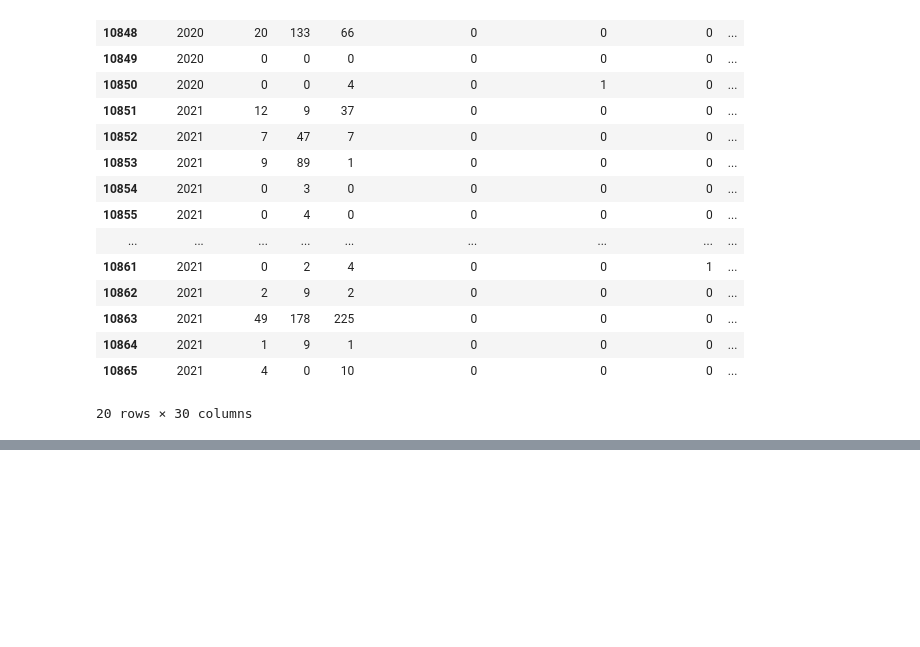
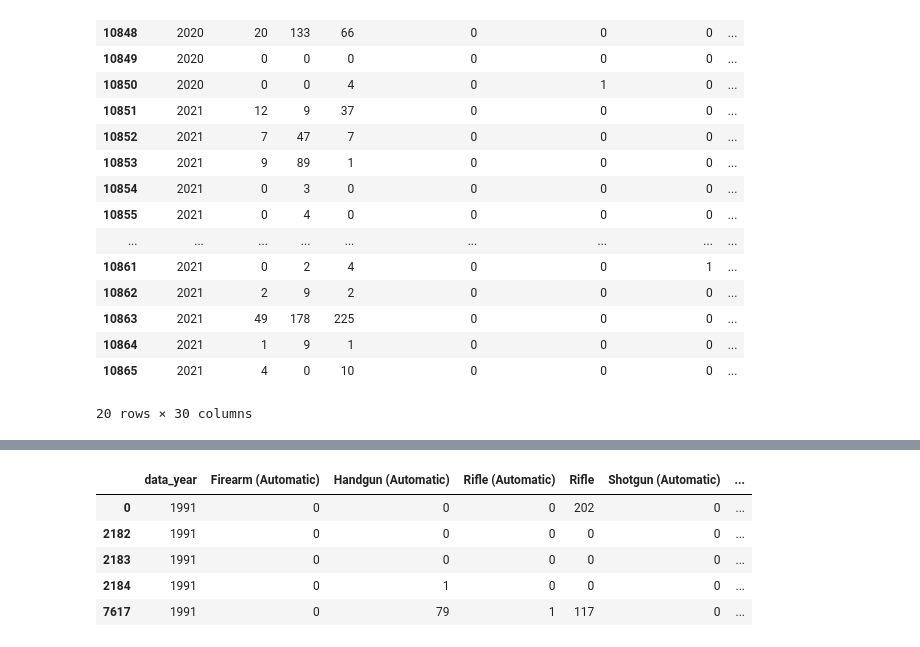
Before and after one commit to MSchell0129/Complex_Political_Phenomenon, a Jupyter notebook: Code_Files/cirme_data.ipynb, the cells around one changed output, grey strips where cells are left out. Saved outputs shown, nothing was run; the diff lists cells and outputs as text; code cells hidden in the pictures; blank space fills up the shorter version.

```diff
--- a/Code_Files/cirme_data.ipynb
+++ b/Code_Files/cirme_data.ipynb
@@ -289,2 +289,13 @@ national_crime_df.head()
+# %%
+id = np.arange(1, len(national_crime_df)+1)
+national_crime_df['id'] = id
+national_crime_df.head()
+# %% [output]
+|  | data_year | Firearm (Automatic) | Handgun (Automatic) | Rifle (Automatic) | Rifle | Shotgun (Automatic) | ... |
+| 0 | 1991 | 0 | 0 | 0 | 202 | 0 | ... |
+| 2182 | 1991 | 0 | 0 | 0 | 0 | 0 | ... |
+| 2183 | 1991 | 0 | 0 | 0 | 0 | 0 | ... |
+| 2184 | 1991 | 0 | 1 | 0 | 0 | 0 | ... |
+| 7617 | 1991 | 0 | 79 | 1 | 117 | 0 | ... |
 # %%
 national_crime_df.to_csv('../Resources/Crime_Data/national_crime.csv', index=False)
```
Also changed, not shown: parts of 3 cells of this notebook, 6 other files.
